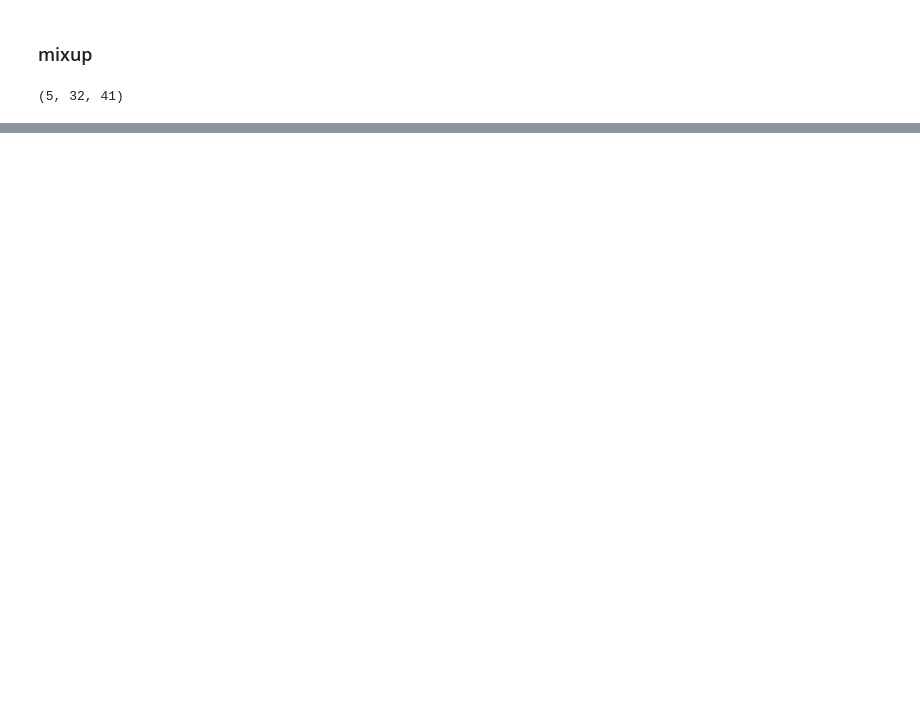
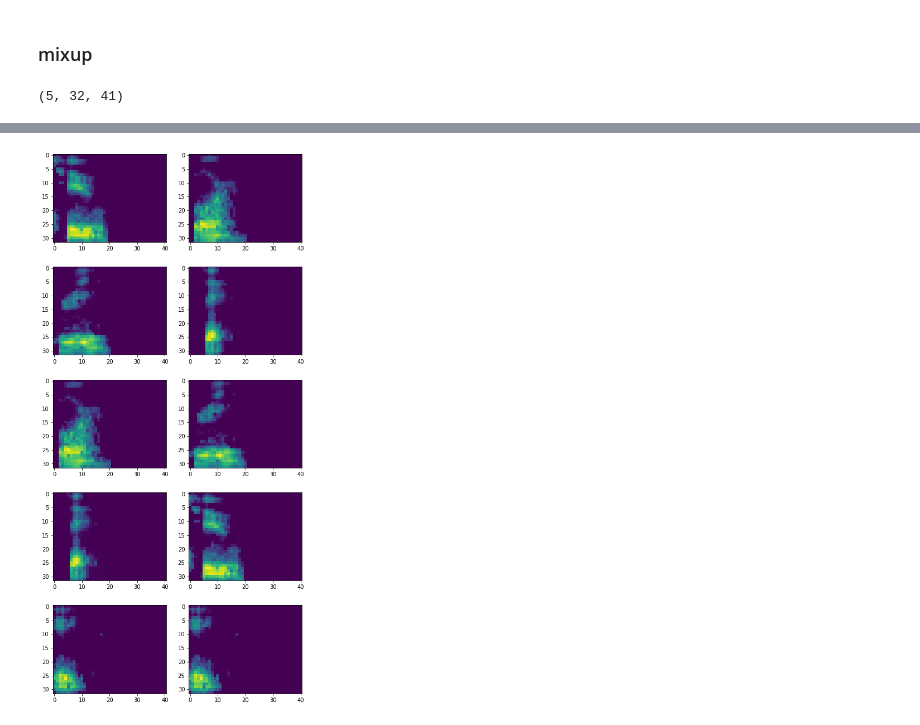
Before and after one commit to shin04/B4Lecture-2021, a Jupyter notebook: ex_9/kajiwara/notebooks/EDA.ipynb, the cells around one changed output, grey strips where cells are left out. Cells and saved outputs as stored; diff of their text form; code cells hidden in the pictures; blank space fills up the shorter version.

Commit message:
add dropout and mixup func

```diff
--- a/ex_9/kajiwara/notebooks/EDA.ipynb
+++ b/ex_9/kajiwara/notebooks/EDA.ipynb
@@ -700,0 +697,28 @@ for i, img in enumerate(mixed_data):
+# %%
+def mixup_data(x, y, alpha=0.2, use_cuda=True):
+    '''Returns mixed inputs, pairs of targets, and lambda'''
+
+    if alpha > 0:
+        lam = np.random.beta(alpha, alpha)
+    else:
+        lam = 1
+
+    batch_size = x.size()[0]
+    if use_cuda:
+        index = torch.randperm(batch_size).cuda()
+    else:
+        index = torch.randperm(batch_size)
+
+    mixed_x = lam * x + (1 - lam) * x[index, :]
+    y_a, y_b = y, y[index]
+
+    return mixed_x, y_a, y_b, lam
+# %%
+mixed_x, y_a, y_b, lam = mixup_data(torch.Tensor(batch_data), torch.Tensor(batch_labels), use_cuda=False)
+# %%
+fig, axes = plt.subplots(5, 2, figsize=(8,18))
+for i, img in enumerate(mixed_x.tolist()):
+    axes[i][0].imshow(img)
+    axes[i][1].imshow(batch_data[i])
+# %% [output]
+[figure, added]
```
Also changed, not shown: parts of 15 cells of this notebook, 5 other files.
